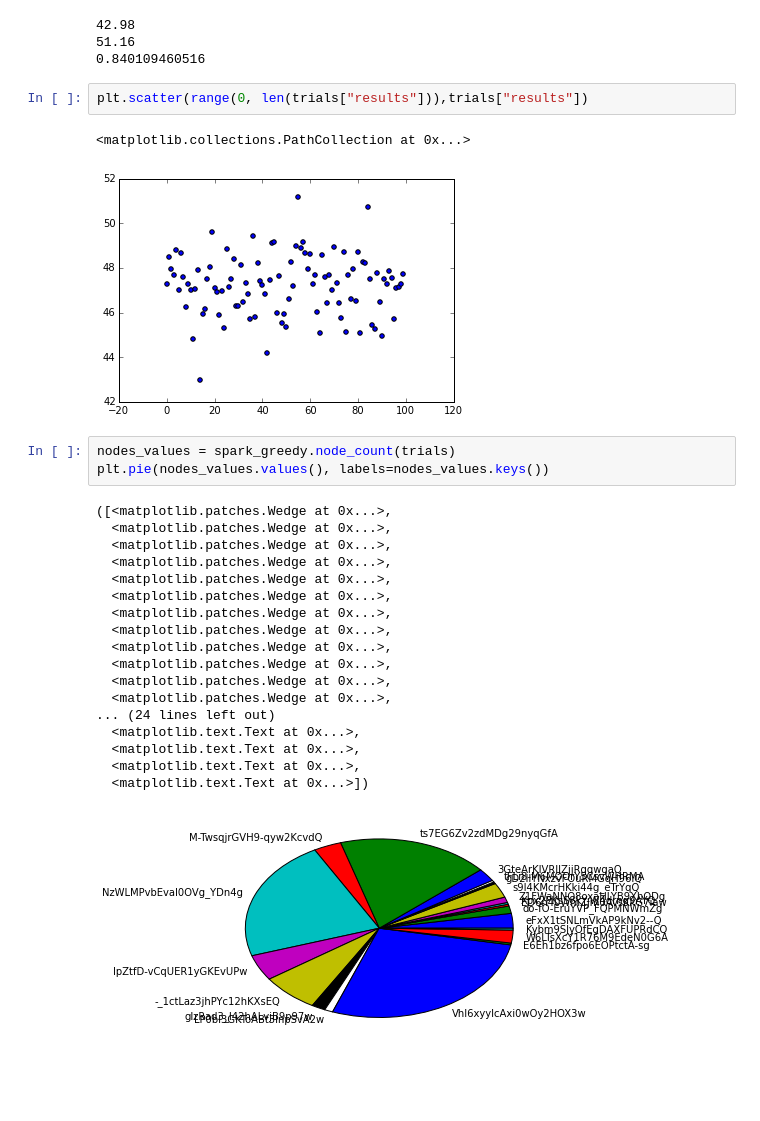
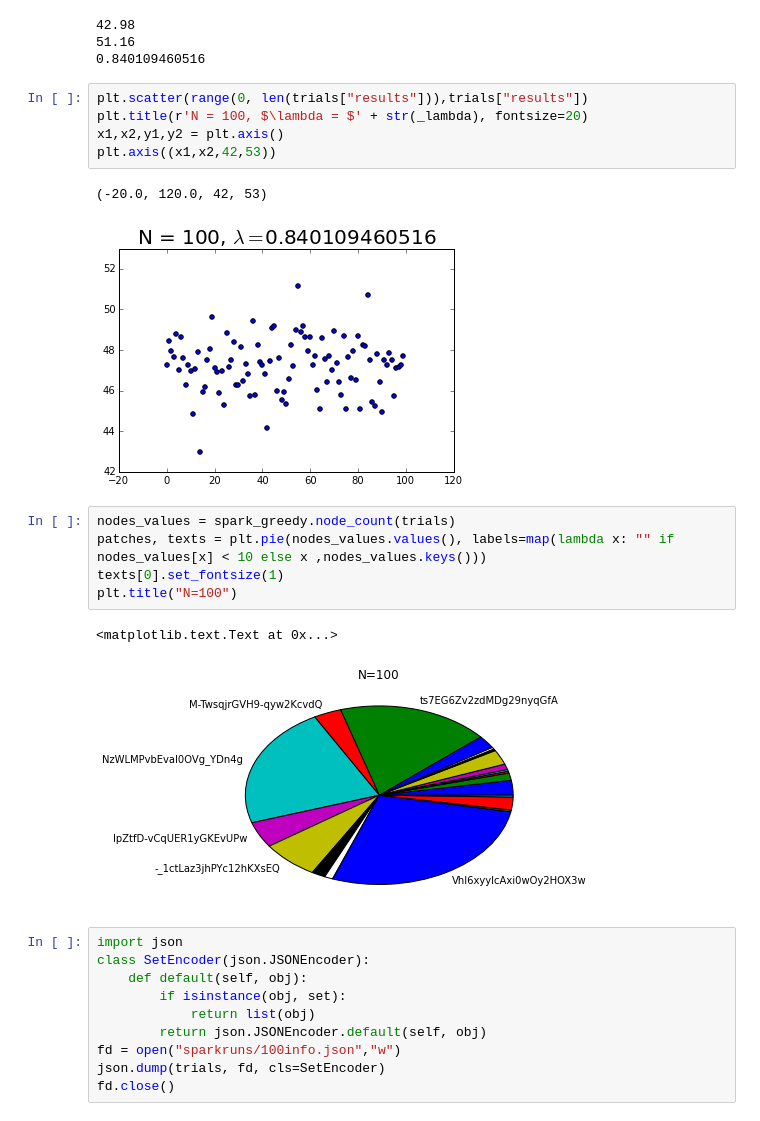
Before and after one commit to therealchuckliu/Influence-Maximization, a Jupyter notebook: Spark_100.ipynb, the cells around one changed output. Cells and saved outputs as stored; diff of their text form; blank space fills up the shorter version.

```diff
--- a/Spark_100.ipynb
+++ b/Spark_100.ipynb
@@ -21,28 +21,27 @@ print _lambda
 0.840109460516
 # %%
 plt.scatter(range(0, len(trials["results"])),trials["results"])
+plt.title(r'N = 100, $\lambda = $' + str(_lambda), fontsize=20)
+x1,x2,y1,y2 = plt.axis()
+plt.axis((x1,x2,42,53))
 # %% [output]
-<matplotlib.collections.PathCollection at 0x...>
+(-20.0, 120.0, 42, 53)
-[figure, old version]
+[figure, new version]
 # %%
 nodes_values = spark_greedy.node_count(trials)
-plt.pie(nodes_values.values(), labels=nodes_values.keys())
+patches, texts = plt.pie(nodes_values.values(), labels=map(lambda x: "" if nodes_values[x] < 10 else x ,nodes_values.keys()))
+texts[0].set_fontsize(1)
+plt.title("N=100")
 # %% [output]
-([<matplotlib.patches.Wedge at 0x...>,
-  <matplotlib.patches.Wedge at 0x...>,
-  <matplotlib.patches.Wedge at 0x...>,
-  <matplotlib.patches.Wedge at 0x...>,
-  <matplotlib.patches.Wedge at 0x...>,
-  <matplotlib.patches.Wedge at 0x...>,
-  <matplotlib.patches.Wedge at 0x...>,
-  <matplotlib.patches.Wedge at 0x...>,
-  <matplotlib.patches.Wedge at 0x...>,
-  <matplotlib.patches.Wedge at 0x...>,
-  <matplotlib.patches.Wedge at 0x...>,
-  <matplotlib.patches.Wedge at 0x...>,
-... (24 lines left out)
-  <matplotlib.text.Text at 0x...>,
-  <matplotlib.text.Text at 0x...>,
-  <matplotlib.text.Text at 0x...>,
-  <matplotlib.text.Text at 0x...>])
+<matplotlib.text.Text at 0x...>
-[figure, old version]
+[figure, new version]
+# %%
+import json
+class SetEncoder(json.JSONEncoder):
+    def default(self, obj):
+        if isinstance(obj, set):
+            return list(obj)
+        return json.JSONEncoder.default(self, obj)
+fd = open("sparkruns/100info.json","w")
+json.dump(trials, fd, cls=SetEncoder)
+fd.close()
```
Also changed, not shown: 21 other files.
